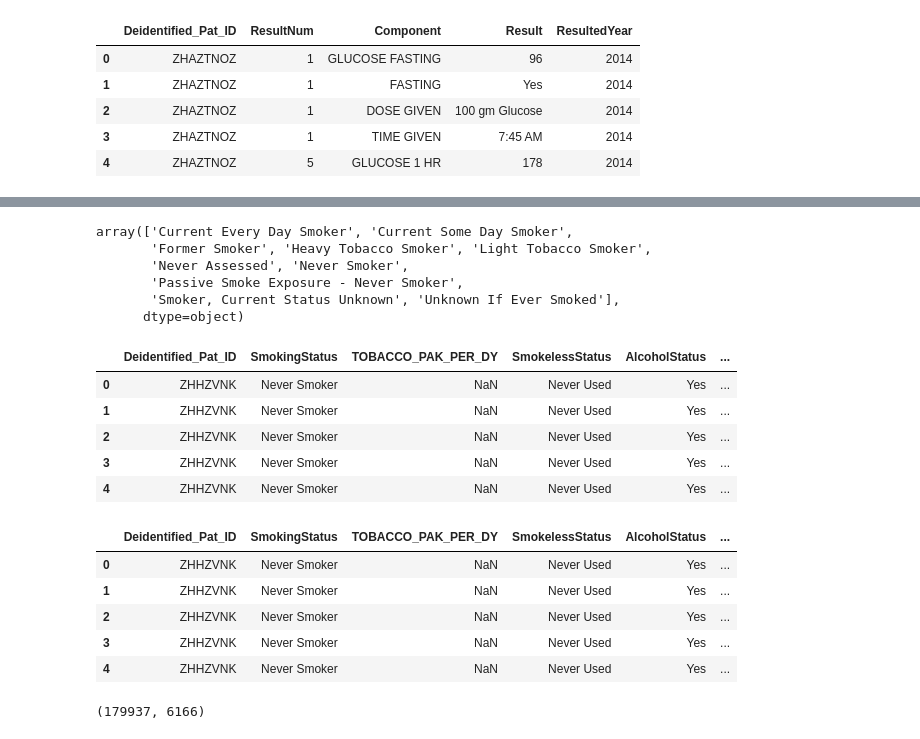
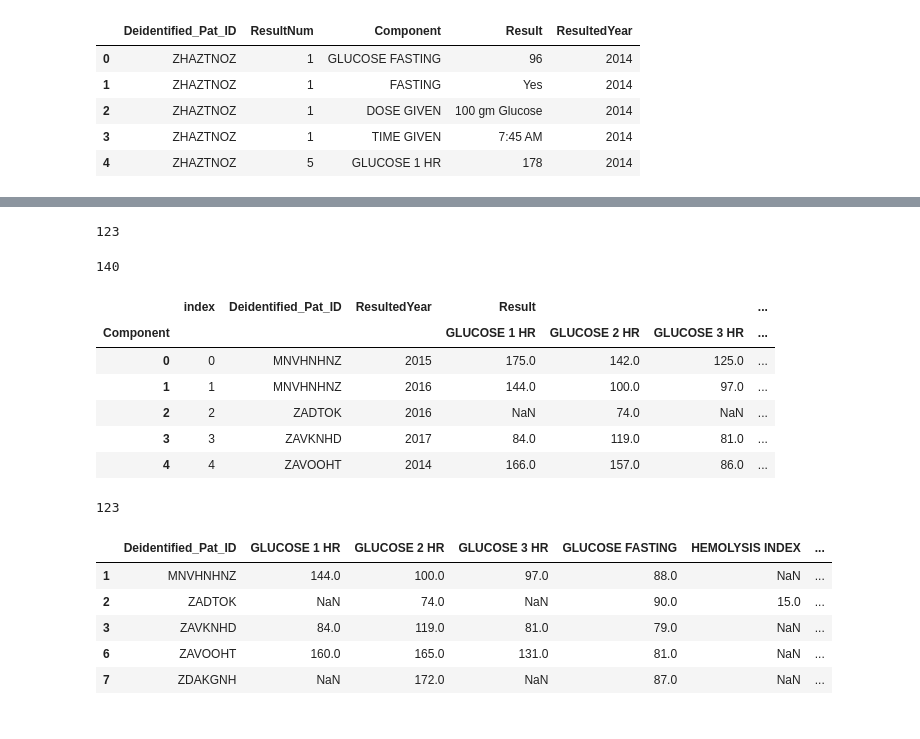
Before and after one commit to mycstar/t2d, a Jupyter notebook: src/oralGlucose.ipynb, the cells around one changed output, grey strips where cells are left out. Cells and saved outputs as stored; diff of their text form; code cells hidden in the pictures.

```diff
--- a/src/oralGlucose.ipynb
+++ b/src/oralGlucose.ipynb
@@ -84,0 +83,17 @@ array([' 1:45 PM', ' 7:08 AM', ' 7:10 AM', ' 7:13 AM', ' 7:20 AM',
+# %%
+data_pd = data_pd[~(data_pd['Component'].isna())]
+data_pd = data_pd[~(data_pd['Result'].isna())]
+data_pd = data_pd[~(data_pd['Component'] == 'FASTING')]
+data_pd = data_pd[~(data_pd['Component'] == 'DOSE GIVEN')]
+data_pd = data_pd[~(data_pd['Component'] == 'TIME GIVEN')]
+data_pd = data_pd[~(data_pd['Component'] == 'GLU TOL BEVERAGE EXP DATE')]
+data_pd = data_pd[~(data_pd['Component'] == 'GLU TOL BEVERAGE DOSE')]
+data_pd = data_pd[~(data_pd['Component'] == 'GLU TOL BEVERAGE LOT #')]
+
+#data_pd = data_pd[~(data_pd['Component'] == 'HEMOLYSIS INDEX')]
+#data_pd = data_pd[~(data_pd['Component'] == 'ICTERIC INDEX')]
+#data_pd = data_pd[~(data_pd['Component'] == 'LIPEMIC INDEX')]
+
+data_pd.reset_index(inplace=True)
+
+data_pd.sort_values(["Deidentified_Pat_ID", "ResultedYear", 'Component'], inplace=True)
@@ -84,0 +109,5 @@ array([' 1:45 PM', ' 7:08 AM', ' 7:10 AM', ' 7:13 AM', ' 7:20 AM',
+# %%
+data_pd[['Result']] = data_pd[['Result']].astype('float')
+data_bp_mean1 = data_pd.groupby(['Deidentified_Pat_ID', 'ResultedYear', 'Component'])[['Result']].max()
+data_bp_mean1.reset_index(inplace=True)
+data_bp_mean1.head
@@ -85,18 +132,21 @@ array([' 1:45 PM', ' 7:08 AM', ' 7:10 AM', ' 7:13 AM', ' 7:20 AM',
 # %%
-pd.Series(data_pd["SmokingStatus"].tolist()).sort_values().unique()
+len(pd.Series(data_bp_mean1["Deidentified_Pat_ID"].tolist()).sort_values().unique())
 # %% [output]
-array(['Current Every Day Smoker', 'Current Some Day Smoker',
-       'Former Smoker', 'Heavy Tobacco Smoker', 'Light Tobacco Smoker',
-       'Never Assessed', 'Never Smoker',
-       'Passive Smoke Exposure - Never Smoker',
-       'Smoker, Current Status Unknown', 'Unknown If Ever Smoked'],
-      dtype=object)
+123
+# %%
+new_data = data_bp_mean1.set_index(['Deidentified_Pat_ID', 'ResultedYear', 'Component']).unstack(level=2)
+# %%
+new_data.reset_index(inplace=True)
+len(new_data)
+# %% [output]
+140
 # %%
-data_pd.head()
+new_data.head()
 # %% [output]
-|  | Deidentified_Pat_ID | SmokingStatus | TOBACCO_PAK_PER_DY | SmokelessStatus | AlcoholStatus | ... |
-| 0 | ZHHZVNK | Never Smoker | NaN | Never Used | Yes | ... |
-| 1 | ZHHZVNK | Never Smoker | NaN | Never Used | Yes | ... |
-| 2 | ZHHZVNK | Never Smoker | NaN | Never Used | Yes | ... |
-| 3 | ZHHZVNK | Never Smoker | NaN | Never Used | Yes | ... |
-| 4 | ZHHZVNK | Never Smoker | NaN | Never Used | Yes | ... |
+|  | index | Deidentified_Pat_ID | ResultedYear | Result |  |  | ... |
+| Component |  |  |  | GLUCOSE 1 HR | GLUCOSE 2 HR | GLUCOSE 3 HR | ... |
+| 0 | 0 | MNVHNHNZ | 2015 | 175.0 | 142.0 | 125.0 | ... |
+| 1 | 1 | MNVHNHNZ | 2016 | 144.0 | 100.0 | 97.0 | ... |
+| 2 | 2 | ZADTOK | 2016 | NaN | 74.0 | NaN | ... |
+| 3 | 3 | ZAVKNHD | 2017 | 84.0 | 119.0 | 81.0 | ... |
+| 4 | 4 | ZAVOOHT | 2014 | 166.0 | 157.0 | 86.0 | ... |
@@ -128,0 +153,7 @@ data_pd['smktype'] = data_pd['SmokingStatus'].apply(lambda x: smk_type(x))
+# %%
+new_data.sort_values(["Deidentified_Pat_ID", 'ResultedYear'], inplace=True)
+new_data.columns = ['in',"Deidentified_Pat_ID", 'ResultedYear','GLUCOSE 1 HR','GLUCOSE 2 HR','GLUCOSE 3 HR','GLUCOSE FASTING','HEMOLYSIS INDEX','ICTERIC INDEX','LIPEMIC INDEX']
+new_data = new_data.drop_duplicates(['Deidentified_Pat_ID'], keep='last')
+len(new_data)
+# %% [output]
+123
@@ -129,13 +162,9 @@ data_pd['smktype'] = data_pd['SmokingStatus'].apply(lambda x: smk_type(x))
 # %%
-data_pd.head()
+new_data.head()
 # %% [output]
-|  | Deidentified_Pat_ID | SmokingStatus | TOBACCO_PAK_PER_DY | SmokelessStatus | AlcoholStatus | ... |
-| 0 | ZHHZVNK | Never Smoker | NaN | Never Used | Yes | ... |
-| 1 | ZHHZVNK | Never Smoker | NaN | Never Used | Yes | ... |
-| 2 | ZHHZVNK | Never Smoker | NaN | Never Used | Yes | ... |
-| 3 | ZHHZVNK | Never Smoker | NaN | Never Used | Yes | ... |
-| 4 | ZHHZVNK | Never Smoker | NaN | Never Used | Yes | ... |
+|  | Deidentified_Pat_ID | GLUCOSE 1 HR | GLUCOSE 2 HR | GLUCOSE 3 HR | GLUCOSE FASTING | HEMOLYSIS INDEX | ... |
+| 1 | MNVHNHNZ | 144.0 | 100.0 | 97.0 | 88.0 | NaN | ... |
+| 2 | ZADTOK | NaN | 74.0 | NaN | 90.0 | 15.0 | ... |
+| 3 | ZAVKNHD | 84.0 | 119.0 | 81.0 | 79.0 | NaN | ... |
+| 6 | ZAVOOHT | 160.0 | 165.0 | 131.0 | 81.0 | NaN | ... |
+| 7 | ZDAKGNH | NaN | 172.0 | NaN | 87.0 | NaN | ... |
-# %%
-len(data_pd), len(pd.Series(data_pd["Deidentified_Pat_ID"].tolist()).sort_values().unique())
-# %% [output]
-(179937, 6166)
```
Also changed, not shown: parts of 15 cells of this notebook, 3 other files.
